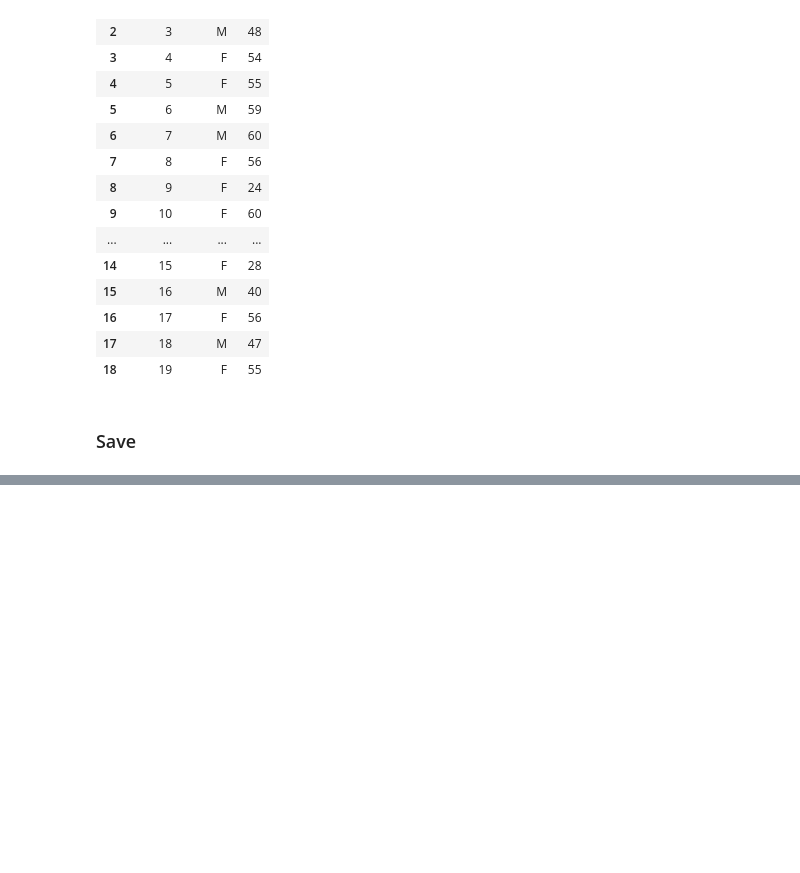
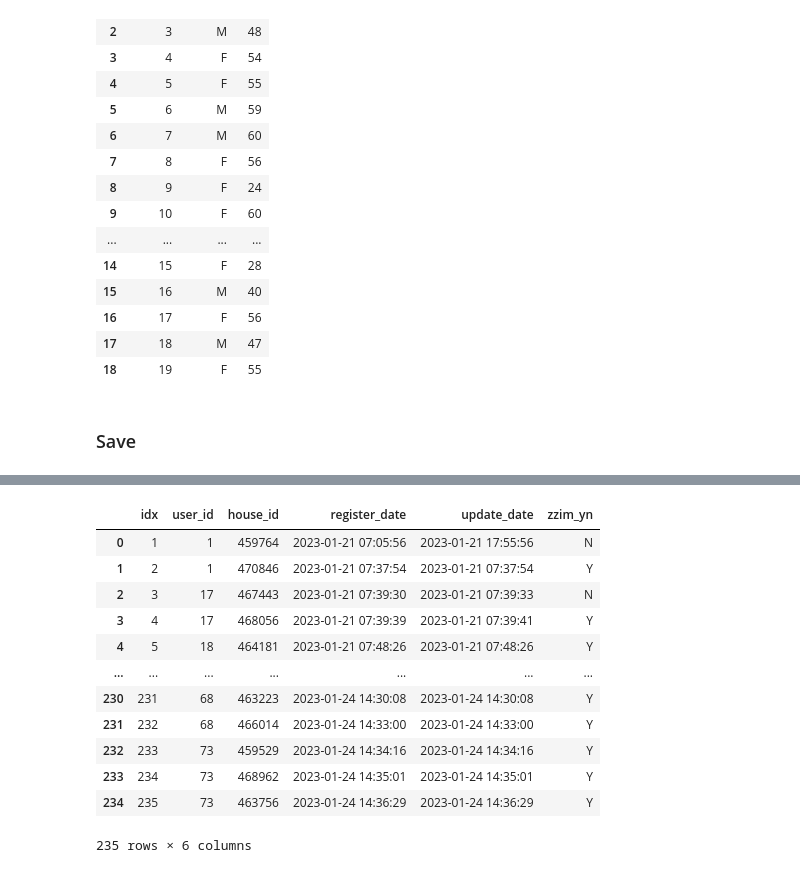
Before and after one commit to boostcampaitech4lv23recsys2/final-project-level3-recsys-10, a Jupyter notebook: EDA/sample_inter_user.ipynb, the cells around one changed output, grey strips where cells are left out. Drawn from its saved outputs; the diff is of its cells as text; code cells hidden in the pictures; blank space fills up the shorter version.

```diff
--- a/EDA/sample_inter_user.ipynb
+++ b/EDA/sample_inter_user.ipynb
@@ -210,0 +246,16 @@ user_df.to_csv(recbole_path+'sample_rec.user',index=False, sep='\t')
+# %%
+inter_
+# %% [output]
+|  | idx | user_id | house_id | register_date | update_date | zzim_yn |
+| 0 | 1 | 1 | 459764 | 2023-01-21 07:05:56 | 2023-01-21 17:55:56 | N |
+| 1 | 2 | 1 | 470846 | 2023-01-21 07:37:54 | 2023-01-21 07:37:54 | Y |
+| 2 | 3 | 17 | 467443 | 2023-01-21 07:39:30 | 2023-01-21 07:39:33 | N |
+| 3 | 4 | 17 | 468056 | 2023-01-21 07:39:39 | 2023-01-21 07:39:41 | Y |
+| 4 | 5 | 18 | 464181 | 2023-01-21 07:48:26 | 2023-01-21 07:48:26 | Y |
+| ... | ... | ... | ... | ... | ... | ... |
+| 230 | 231 | 68 | 463223 | 2023-01-24 14:30:08 | 2023-01-24 14:30:08 | Y |
+| 231 | 232 | 68 | 466014 | 2023-01-24 14:33:00 | 2023-01-24 14:33:00 | Y |
+| 232 | 233 | 73 | 459529 | 2023-01-24 14:34:16 | 2023-01-24 14:34:16 | Y |
+| 233 | 234 | 73 | 468962 | 2023-01-24 14:35:01 | 2023-01-24 14:35:01 | Y |
+| 234 | 235 | 73 | 463756 | 2023-01-24 14:36:29 | 2023-01-24 14:36:29 | Y |
+235 rows × 6 columns
```
Also changed, not shown: parts of 15 cells of this notebook, 2 other files.
